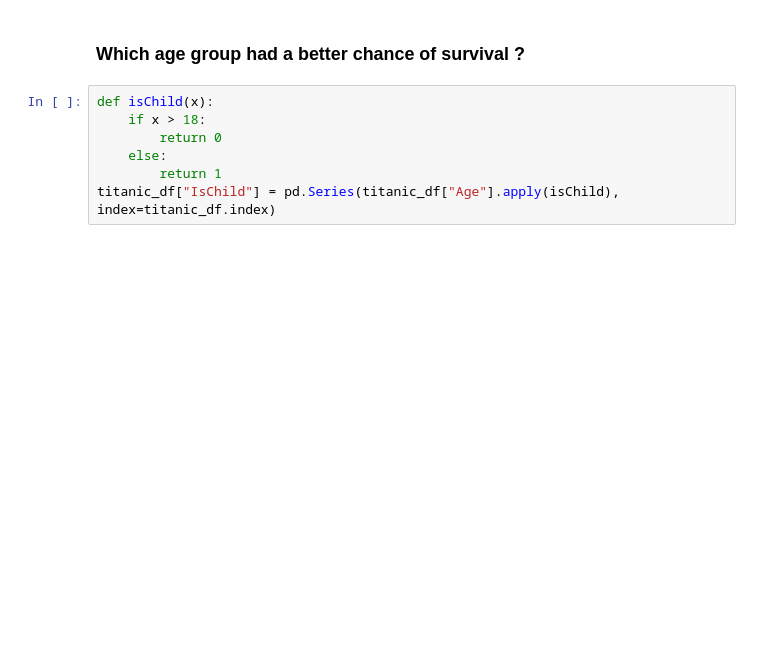
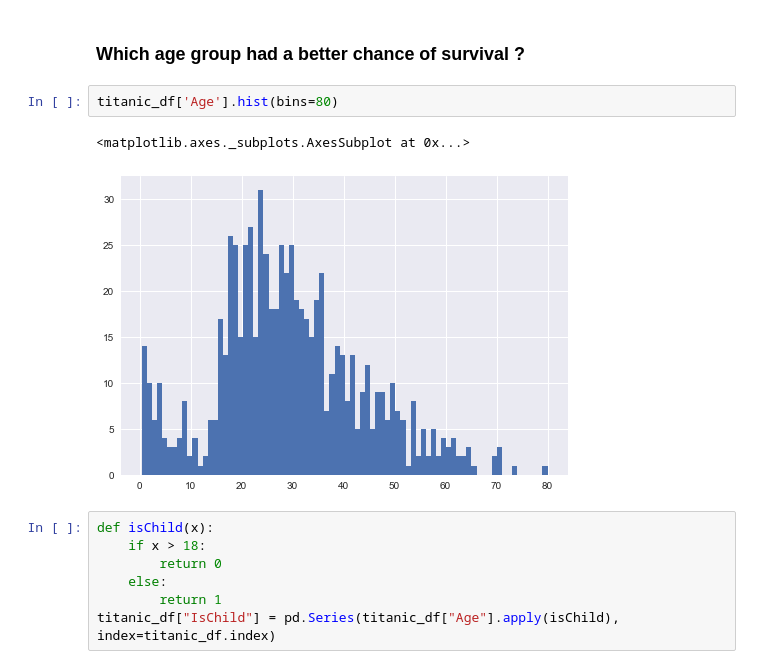
Before and after one commit to dtflaneur/nd-da, a Jupyter notebook: project-3/Titanic Data Investigation.ipynb, the cells around one changed output. Cells and saved outputs as stored; diff of their text form; blank space fills up the shorter version.

```diff
--- a/project-3/Titanic Data Investigation.ipynb
+++ b/project-3/Titanic Data Investigation.ipynb
@@ -210,6 +210,11 @@ sns.plt.show()
 We can see clearly over here that the females had a considerable higher percentage of survival compared to males.
 # %% [markdown]
 ### Which age group had a better chance of survival ?
+# %%
+titanic_df['Age'].hist(bins=80)
+# %% [output]
+<matplotlib.axes._subplots.AxesSubplot at 0x...>
+[figure, added]
 # %%
 def isChild(x):
     if x > 18:
```
Also changed, not shown: parts of 3 cells of this notebook, 1 other file.
